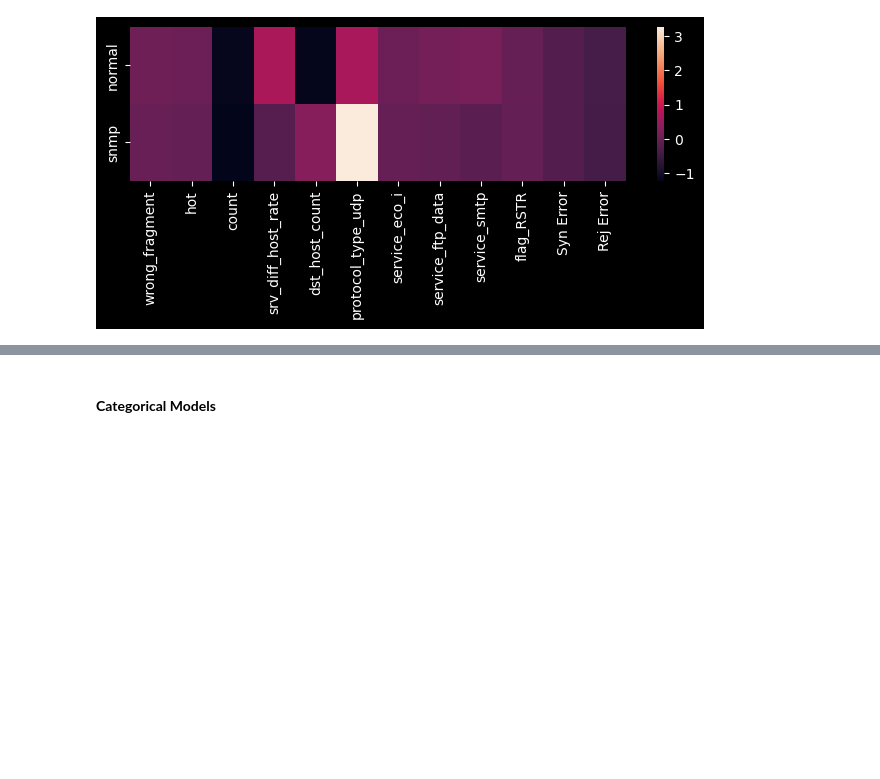
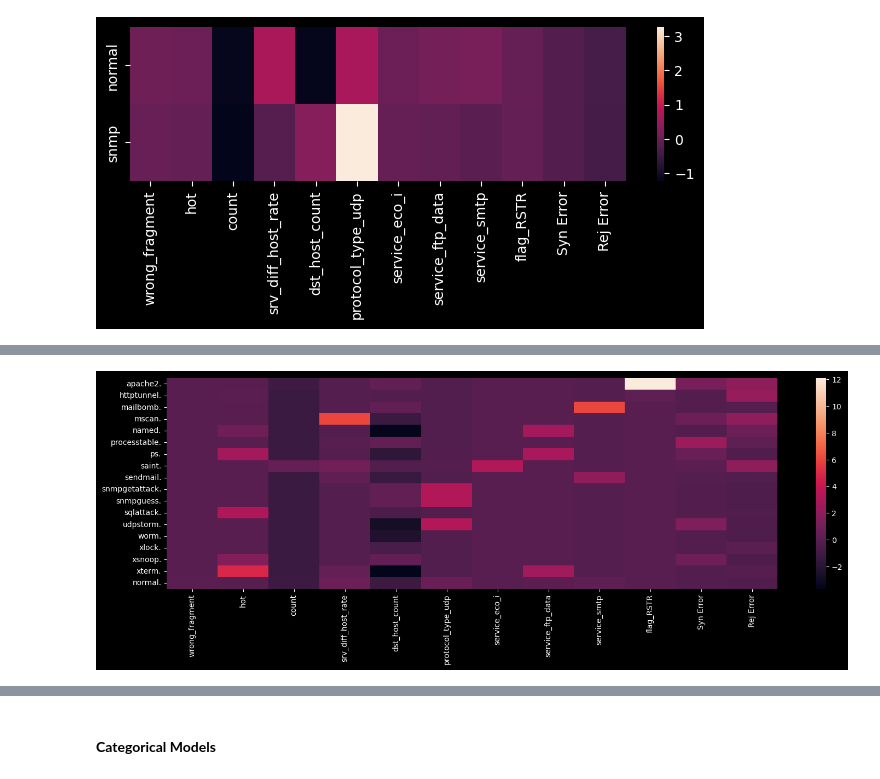
Before and after one commit to Jewdah18/Network-Intrusions, a Jupyter notebook: notebooks/Modelling.ipynb, the cells around one changed output, grey strips where cells are left out. Saved outputs shown, nothing was run; the diff lists cells and outputs as text; code cells hidden in the pictures; blank space fills up the shorter version.

```diff
--- a/notebooks/Modelling.ipynb
+++ b/notebooks/Modelling.ipynb
@@ -537,0 +610,14 @@ safe_pred =
+# %%
+# Create groupby object
+normal_mean = pd.DataFrame(small_test.loc[small_test['labels'] == 'normal.'].mean(numeric_only = True), columns = ['normal.'])
+# Change the figure size to fit the dataframe
+plt.figure(figsize=(18,5))
+# filter out all observations that are snmp attacks
+snmp = pd.DataFrame(small_test.loc[small_test['labels'].isin(new_attacks)])
+grouped = pd.DataFrame(snmp.groupby('labels').mean(numeric_only = True).T)
+# combine the two
+combined = pd.concat([grouped, normal_mean], axis = 1)
+# create a heatmap of the means to visualize it better
+sns.heatmap(combined.T);
+# %% [output]
+[figure, added]
```
Also changed, not shown: parts of 28 cells of this notebook.
